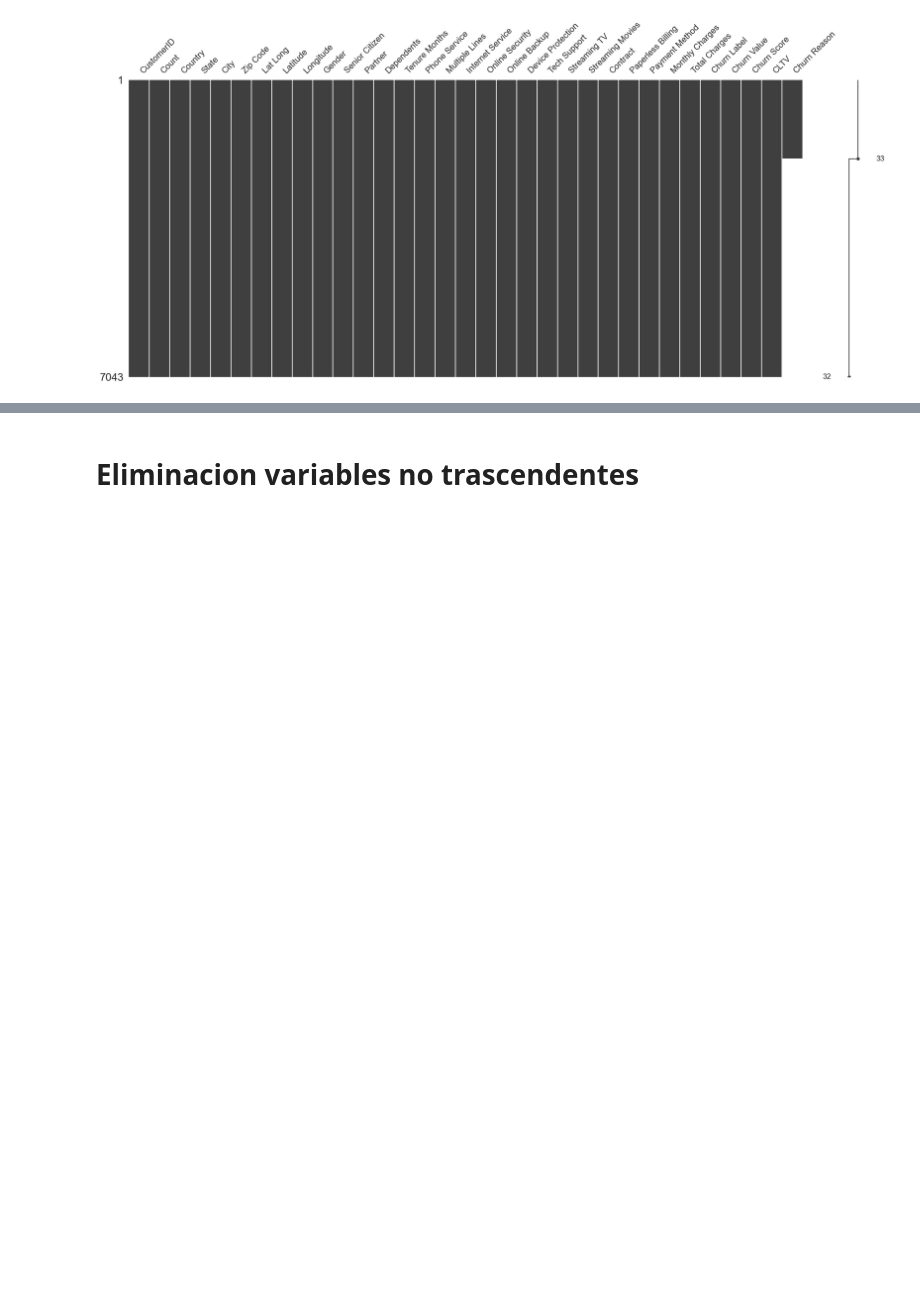
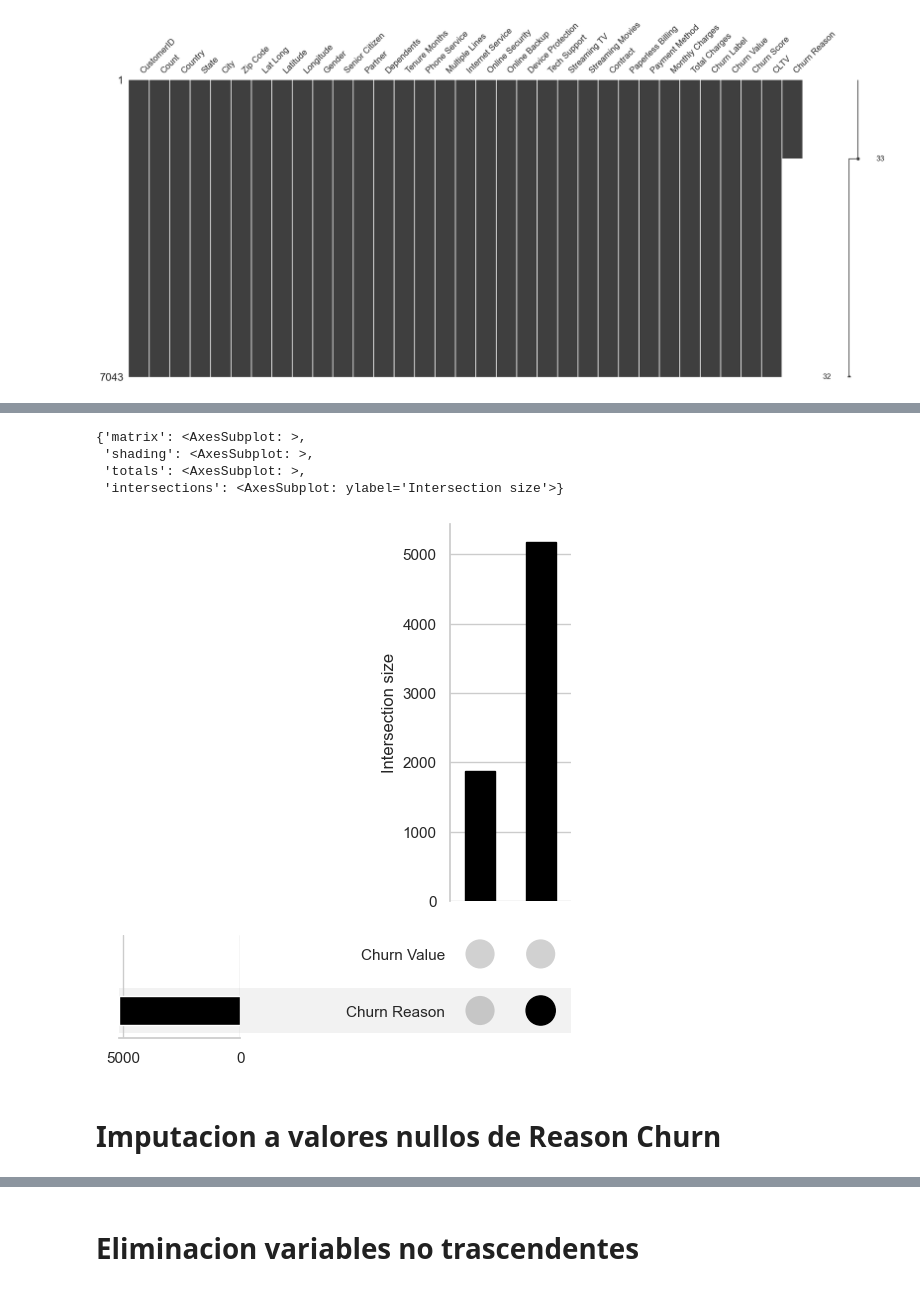
Before and after one commit to Brayam1998/dataScience_Churn, a Jupyter notebook: proyecto churn/Revision_Calidad_Data/revisionYtransformacion.ipynb, the cells around one changed output, grey strips where cells are left out. Drawn from its saved outputs; the diff is of its cells as text; code cells hidden in the pictures; blank space fills up the shorter version.

```diff
--- a/proyecto churn/Revision_Calidad_Data/revisionYtransformacion.ipynb
+++ b/proyecto churn/Revision_Calidad_Data/revisionYtransformacion.ipynb
@@ -16,12 +16,6 @@ from extencioness import MissingMethods as ms
 Aspecto general
 # %%
 %matplotlib inline
-
-sns.set(
-    rc={
-        "figure.figsize": (10, 10)
-    }
-)
-
+sns.set(rc={"figure.figsize": (10, 10)})
 sns.set_style("whitegrid")
 # %%
@@ -144,0 +127,13 @@ missingno.matrix(df= dataset)
+# %%
+dataset.missing.missing_upsetplot(
+    variables = ["Churn Reason", "Churn Value"],
+    element_size = 60,
+)
+# %% [output]
+{'matrix': <AxesSubplot: >,
+ 'shading': <AxesSubplot: >,
+ 'totals': <AxesSubplot: >,
+ 'intersections': <AxesSubplot: ylabel='Intersection size'>}
+[figure, added]
+# %% [markdown]
+# Imputacion a valores nullos de Reason Churn
```
Also changed, not shown: parts of 32 cells of this notebook, 4 other files.
